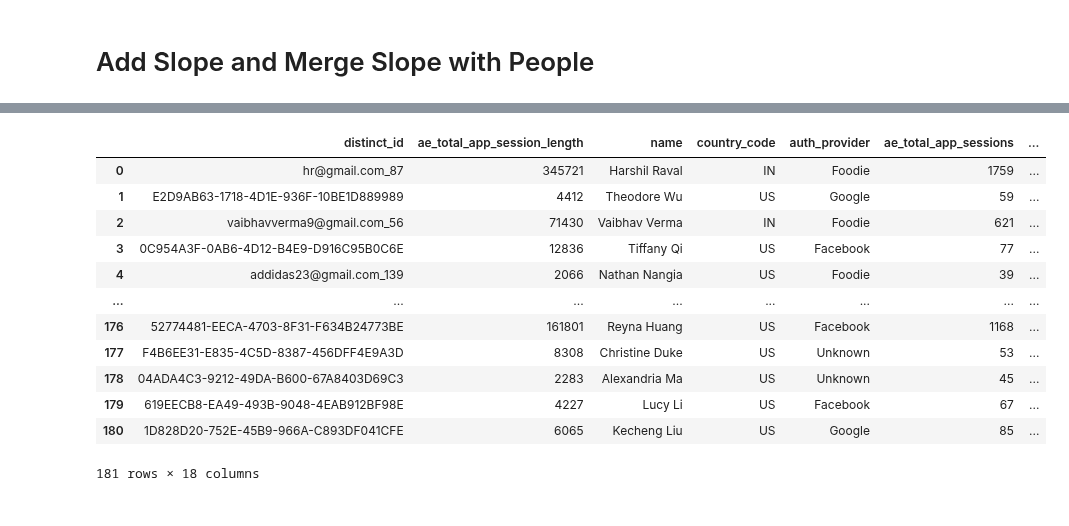
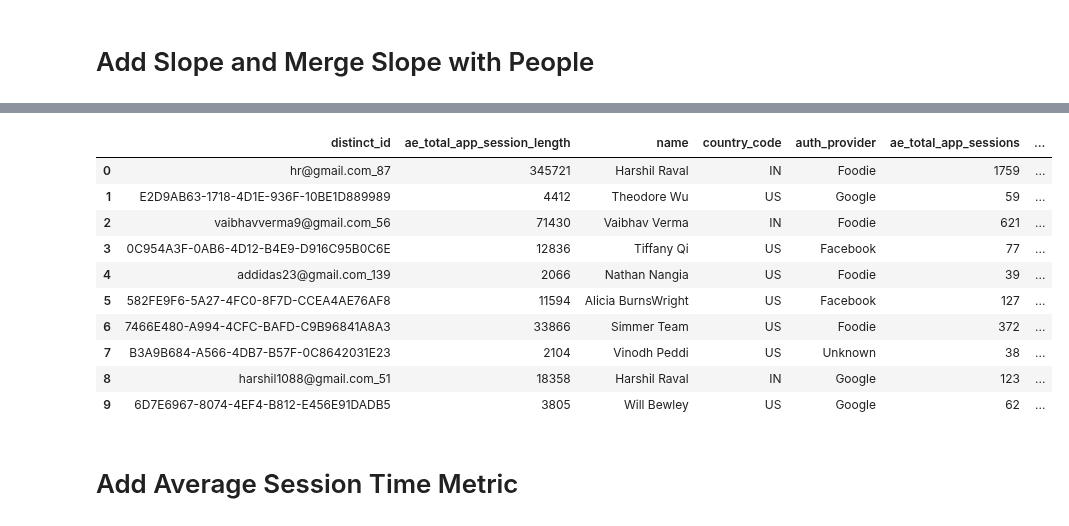
Before and after one commit to prkrishnan1/Simmer_DSS_SP20_Project_1, a Jupyter notebook: Churn_Metrics.ipynb, the cells around one changed output, grey strips where cells are left out. Drawn from its saved outputs; the diff is of its cells as text; code cells hidden in the pictures.

Commit message:
churn_metrics and people_with_metrics

```diff
--- a/Churn_Metrics.ipynb
+++ b/Churn_Metrics.ipynb
@@ -278,17 +301,17 @@ slope
 # %%
 result = result.merge(slope, how='left', on='distinct_id')
-result
+result.head(10)
 # %% [output]
 |  | distinct_id | ae_total_app_session_length | name | country_code | auth_provider | ae_total_app_sessions | ... |
 | 0 | hr@gmail.com_87 | 345721 | Harshil Raval | IN | Foodie | 1759 | ... |
 | 1 | E2D9AB63-1718-4D1E-936F-10BE1D889989 | 4412 | Theodore Wu | US | Google | 59 | ... |
 | 2 | vaibhavverma9@gmail.com_56 | 71430 | Vaibhav Verma | IN | Foodie | 621 | ... |
 | 3 | 0C954A3F-0AB6-4D12-B4E9-D916C95B0C6E | 12836 | Tiffany Qi | US | Facebook | 77 | ... |
 | 4 | addidas23@gmail.com_139 | 2066 | Nathan Nangia | US | Foodie | 39 | ... |
-| ... | ... | ... | ... | ... | ... | ... | ... |
-| 176 | 52774481-EECA-4703-8F31-F634B24773BE | 161801 | Reyna Huang | US | Facebook | 1168 | ... |
-| 177 | F4B6EE31-E835-4C5D-8387-456DFF4E9A3D | 8308 | Christine Duke | US | Unknown | 53 | ... |
-| 178 | 04ADA4C3-9212-49DA-B600-67A8403D69C3 | 2283 | Alexandria Ma | US | Unknown | 45 | ... |
-| 179 | 619EECB8-EA49-493B-9048-4EAB912BF98E | 4227 | Lucy Li | US | Facebook | 67 | ... |
-| 180 | 1D828D20-752E-45B9-966A-C893DF041CFE | 6065 | Kecheng Liu | US | Google | 85 | ... |
+| 5 | 582FE9F6-5A27-4FC0-8F7D-CCEA4AE76AF8 | 11594 | Alicia BurnsWright | US | Facebook | 127 | ... |
+| 6 | 7466E480-A994-4CFC-BAFD-C9B96841A8A3 | 33866 | Simmer Team | US | Foodie | 372 | ... |
+| 7 | B3A9B684-A566-4DB7-B57F-0C8642031E23 | 2104 | Vinodh Peddi | US | Unknown | 38 | ... |
+| 8 | harshil1088@gmail.com_51 | 18358 | Harshil Raval | IN | Google | 123 | ... |
+| 9 | 6D7E6967-8074-4EF4-B812-E456E91DADB5 | 3805 | Will Bewley | US | Google | 62 | ... |
-181 rows × 18 columns
+# %% [markdown]
+# Add Average Session Time Metric #
```
Also changed, not shown: parts of 15 cells of this notebook, 1 other file.
